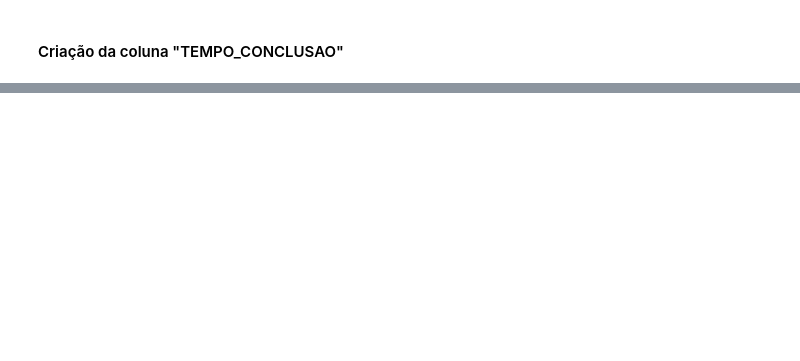
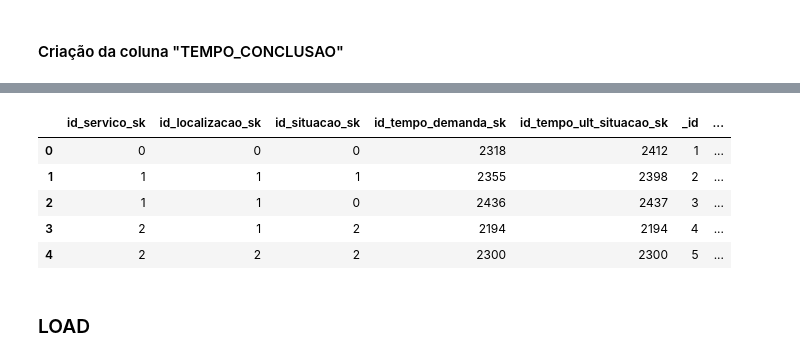
Before and after one commit to Melo-RafaelV/Projeto-BD-Emlurb, a Jupyter notebook: notebooks/ETL.ipynb, the cells around one changed output, grey strips where cells are left out. Drawn from its saved outputs; the diff is of its cells as text; code cells hidden in the pictures; blank space fills up the shorter version.

```diff
--- a/notebooks/ETL.ipynb
+++ b/notebooks/ETL.ipynb
@@ -298,0 +363,48 @@ print(df[['DATA_DEMANDA', 'DATA_ULT_SITUACAO', 'RESOLVIDO', 'DURACAO']].head(10)
+# %%
+# Montando tabela fato
+
+fato = df.copy()
+
+fato = fato.merge(dim_servico, on=colunas_servico, how='left')
+fato = fato.merge(dim_localizacao, on=colunas_localizacao, how='left')
+fato = fato.merge(dim_situacao, on=colunas_situacao, how='left')
+
+tempo_demanda = dim_tempo[['data_referencia', 'id_tempo_sk']].rename(columns={
+    'data_referencia': 'join_data_demanda',
+    'id_tempo_sk': 'id_tempo_demanda_sk'
+})
+fato = fato.merge(tempo_demanda, left_on='data_demanda', right_on='join_data_demanda', how='left')
+
+tempo_situacao = dim_tempo[['data_referencia', 'id_tempo_sk']].rename(columns={
+    'data_referencia': 'join_data_situacao',
+    'id_tempo_sk': 'id_tempo_ult_situacao_sk'
+})
+fato = fato.merge(tempo_situacao, left_on='data_ult_situacao', right_on='join_data_situacao', how='left')
+
+# 0 ->; false 1 -> true
+fato['resolvido'] = (fato['situacao'] == 'ATENDIDA').astype(int)
+
+colunas_finais_fato = [
+    'id_servico_sk',
+    'id_localizacao_sk',
+    'id_situacao_sk',
+    'id_tempo_demanda_sk',
+    'id_tempo_ult_situacao_sk',
+    '_id',
+    'ano_origem',
+    'resolvido',
+    'tempo_conclusao'
+]
+
+fato_chamados = fato[colunas_finais_fato].copy()
+# %%
+display(fato_chamados.head())
+# %% [output]
+|  | id_servico_sk | id_localizacao_sk | id_situacao_sk | id_tempo_demanda_sk | id_tempo_ult_situacao_sk | _id | ... |
+| 0 | 0 | 0 | 0 | 2318 | 2412 | 1 | ... |
+| 1 | 1 | 1 | 1 | 2355 | 2398 | 2 | ... |
+| 2 | 1 | 1 | 0 | 2436 | 2437 | 3 | ... |
+| 3 | 2 | 1 | 2 | 2194 | 2194 | 4 | ... |
+| 4 | 2 | 2 | 2 | 2300 | 2300 | 5 | ... |
+# %% [markdown]
+### LOAD
```
Also changed, not shown: parts of 19 cells of this notebook.
